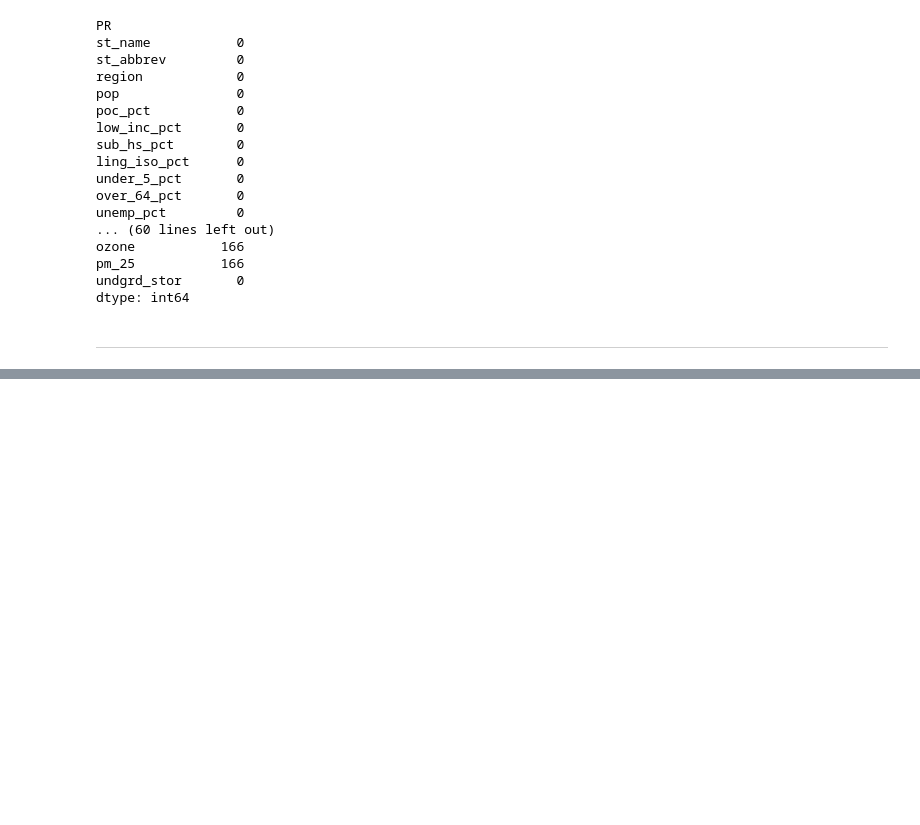
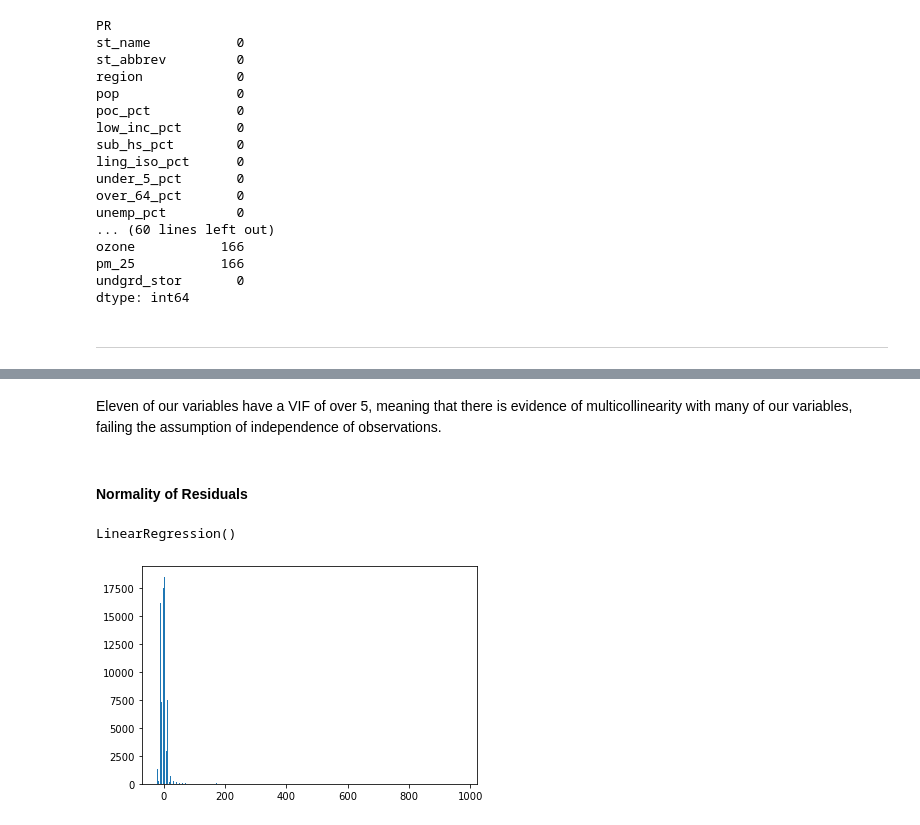
Before and after one commit to LewisDaDude/Project-4, a Jupyter notebook: EDA_VISHNU_VERSION.ipynb, the cells around one changed output, grey strips where cells are left out. Drawn from its saved outputs; the diff is of its cells as text; code cells hidden in the pictures; blank space fills up the shorter version.

```diff
--- a/EDA_VISHNU_VERSION.ipynb
+++ b/EDA_VISHNU_VERSION.ipynb
@@ -1039,0 +1100,4 @@ dtype: int64
+# %% [markdown]
+Eleven of our variables have a VIF of over 5, meaning that there is evidence of multicollinearity with many of our variables, failing the assumption of independence of observations.
+# %% [markdown]
+#### Normality of Residuals
@@ -1039,0 +1106,14 @@ dtype: int64
+# %%
+y = env['cancer']
+# %%
+lr.fit(X_imputed, y)
+# %% [output]
+LinearRegression()
+# %%
+predictions = lr.predict(X_imputed)
+# %%
+resids = y - predictions
+# %%
+plt.hist(resids, bins= 400);
+# %% [output]
+[figure, added]
```
Also changed, not shown: parts of 14 cells of this notebook.
